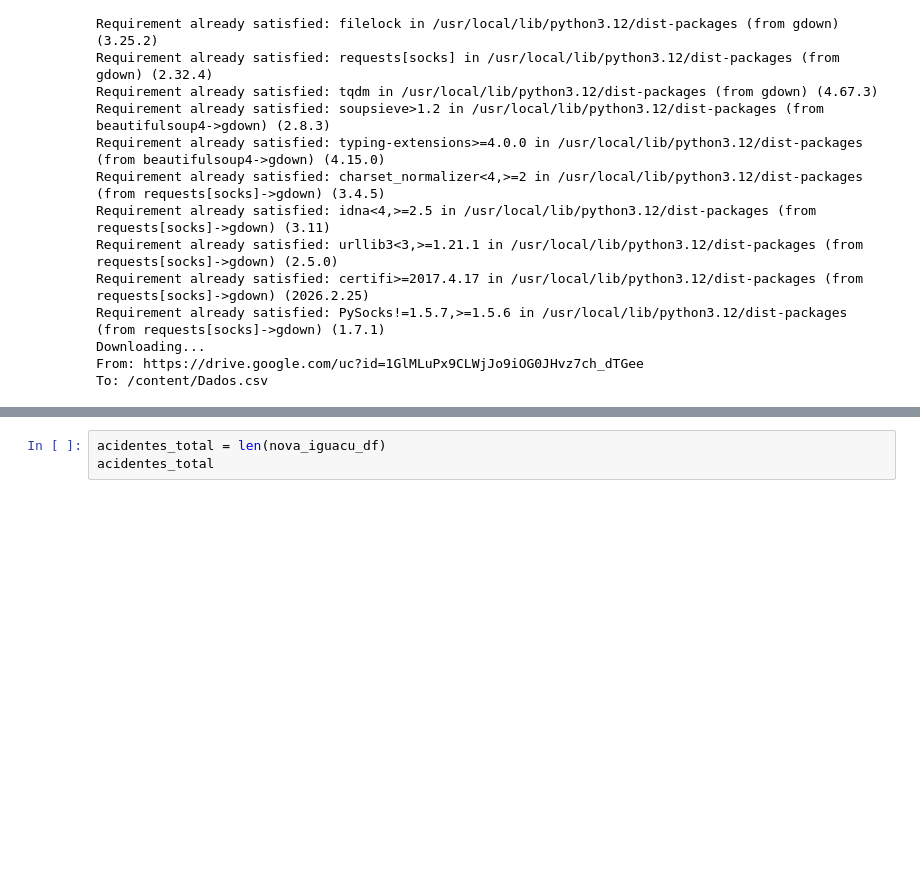
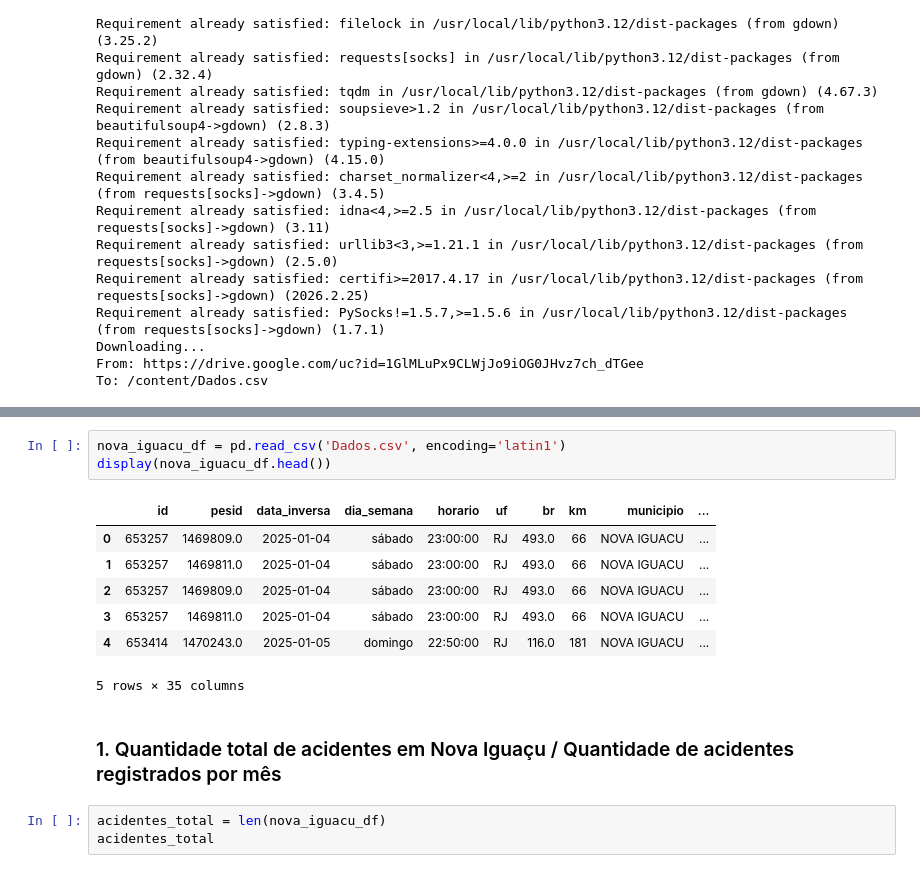
Before and after one commit to JoaoSchneiderr/Contagem-para-metas, a Jupyter notebook: notebooks/Getting_started_with_google_colab_ai.ipynb, the cells around one changed output, grey strips where cells are left out. Drawn from its saved outputs; the diff is of its cells as text; blank space fills up the shorter version.

```diff
--- a/notebooks/Getting_started_with_google_colab_ai.ipynb
+++ b/notebooks/Getting_started_with_google_colab_ai.ipynb
@@ -60,3 +25,16 @@ dtype: int64
+# %%
+nova_iguacu_df = pd.read_csv('Dados.csv', encoding='latin1')
+display(nova_iguacu_df.head())
+# %% [output]
+|  | id | pesid | data_inversa | dia_semana | horario | uf | br | km | municipio | ... |
+| 0 | 653257 | 1469809.0 | 2025-01-04 | sábado | 23:00:00 | RJ | 493.0 | 66 | NOVA IGUACU | ... |
+| 1 | 653257 | 1469811.0 | 2025-01-04 | sábado | 23:00:00 | RJ | 493.0 | 66 | NOVA IGUACU | ... |
+| 2 | 653257 | 1469809.0 | 2025-01-04 | sábado | 23:00:00 | RJ | 493.0 | 66 | NOVA IGUACU | ... |
+| 3 | 653257 | 1469811.0 | 2025-01-04 | sábado | 23:00:00 | RJ | 493.0 | 66 | NOVA IGUACU | ... |
+| 4 | 653414 | 1470243.0 | 2025-01-05 | domingo | 22:50:00 | RJ | 116.0 | 181 | NOVA IGUACU | ... |
+5 rows × 35 columns
+# %% [markdown]
+### 1. Quantidade total de acidentes em Nova Iguaçu / Quantidade de acidentes registrados por mês
 # %%
 acidentes_total = len(nova_iguacu_df)
 acidentes_total
```
Also changed, not shown: parts of 41 cells of this notebook.
